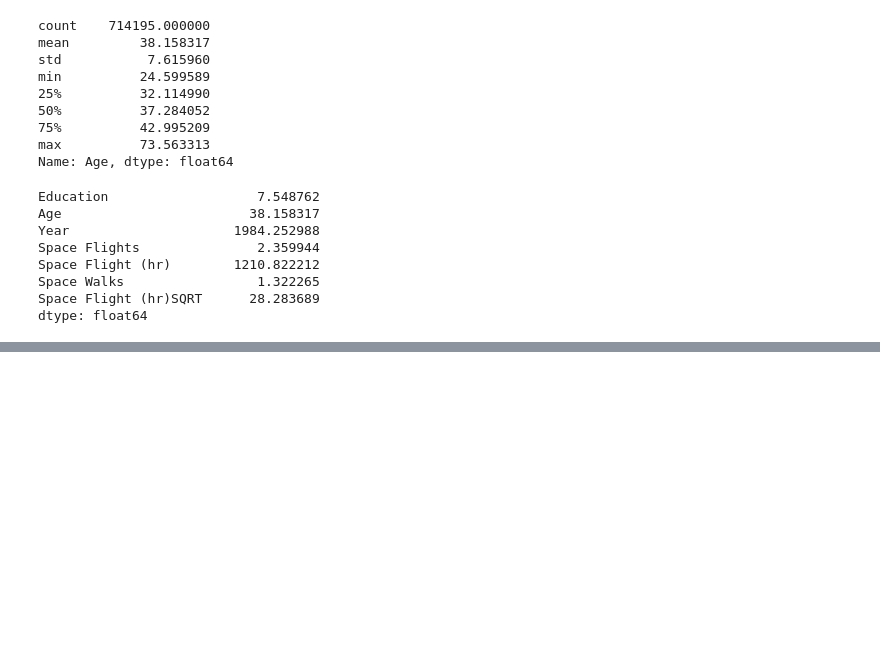
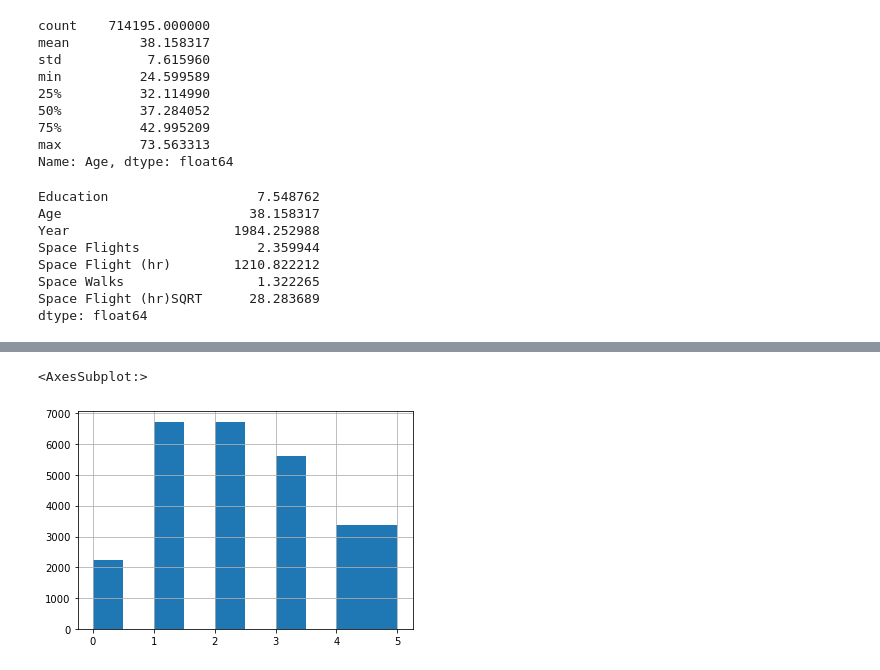
Before and after one commit to rhreich34/NASA-Hiring-Rate, a Jupyter notebook: Cynthia's Notebook.ipynb, the cells around one changed output, grey strips where cells are left out. Cells and saved outputs as stored; diff of their text form; code cells hidden in the pictures; blank space fills up the shorter version.

```diff
--- a/Cynthia's Notebook.ipynb
+++ b/Cynthia's Notebook.ipynb
@@ -207,0 +224,5 @@ dtype: float64
+# %%
+NasaData['Space Flights'][NasaData['Gender']== 'Female'].hist()
+# %% [output]
+<AxesSubplot:>
+[figure, added]
```
Also changed, not shown: parts of 9 cells of this notebook.
